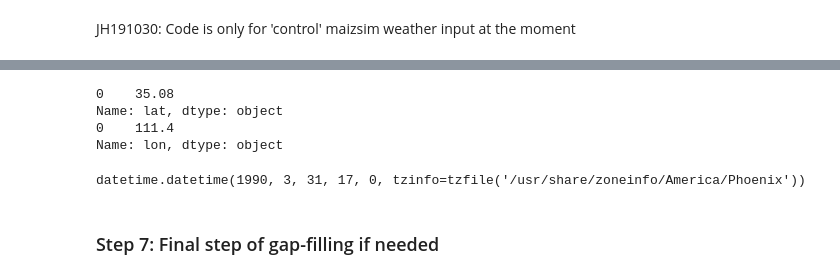
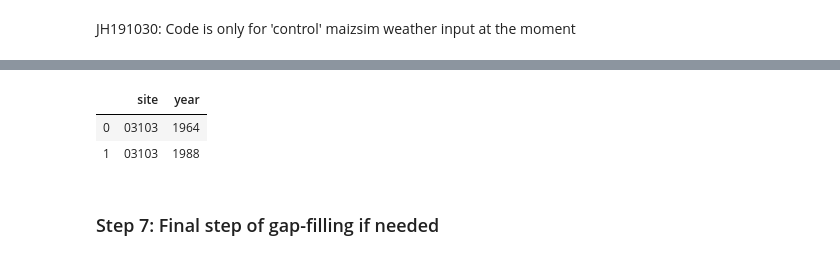
Before and after one commit to jennhsiao/upscale, a Jupyter notebook: notebooks/weafile_process.ipynb, the cells around one changed output, grey strips where cells are left out. Cells and saved outputs as stored; diff of their text form; code cells hidden in the pictures.

```diff
--- a/notebooks/weafile_process.ipynb
+++ b/notebooks/weafile_process.ipynb
@@ -361,8 +358,0 @@ site = siteyear.iloc[0,0]
-# %%
-print(siteinfo[siteinfo.site == site].lat)
-print(siteinfo[siteinfo.site == site].lon)
-# %% [output]
-0    35.08
-Name: lat, dtype: object
-0    111.4
-Name: lon, dtype: object
@@ -376,4 +359,6 @@ dates_format = "'" + dates_split.str.get(1) + '/' + dates_split.str.get(2) + '/'
-# %%
-utc_to_local(str(dates[0]), 'America/Phoenix')
-# %% [output]
-datetime.datetime(1990, 3, 31, 17, 0, tzinfo=tzfile('/usr/share/zoneinfo/America/Phoenix'))
+# %%
+siteyear
+# %% [output]
+|  | site | year |
+| 0 | 03103 | 1964 |
+| 1 | 03103 | 1988 |
```
Also changed, not shown: parts of 18 cells of this notebook, 2 other files.
